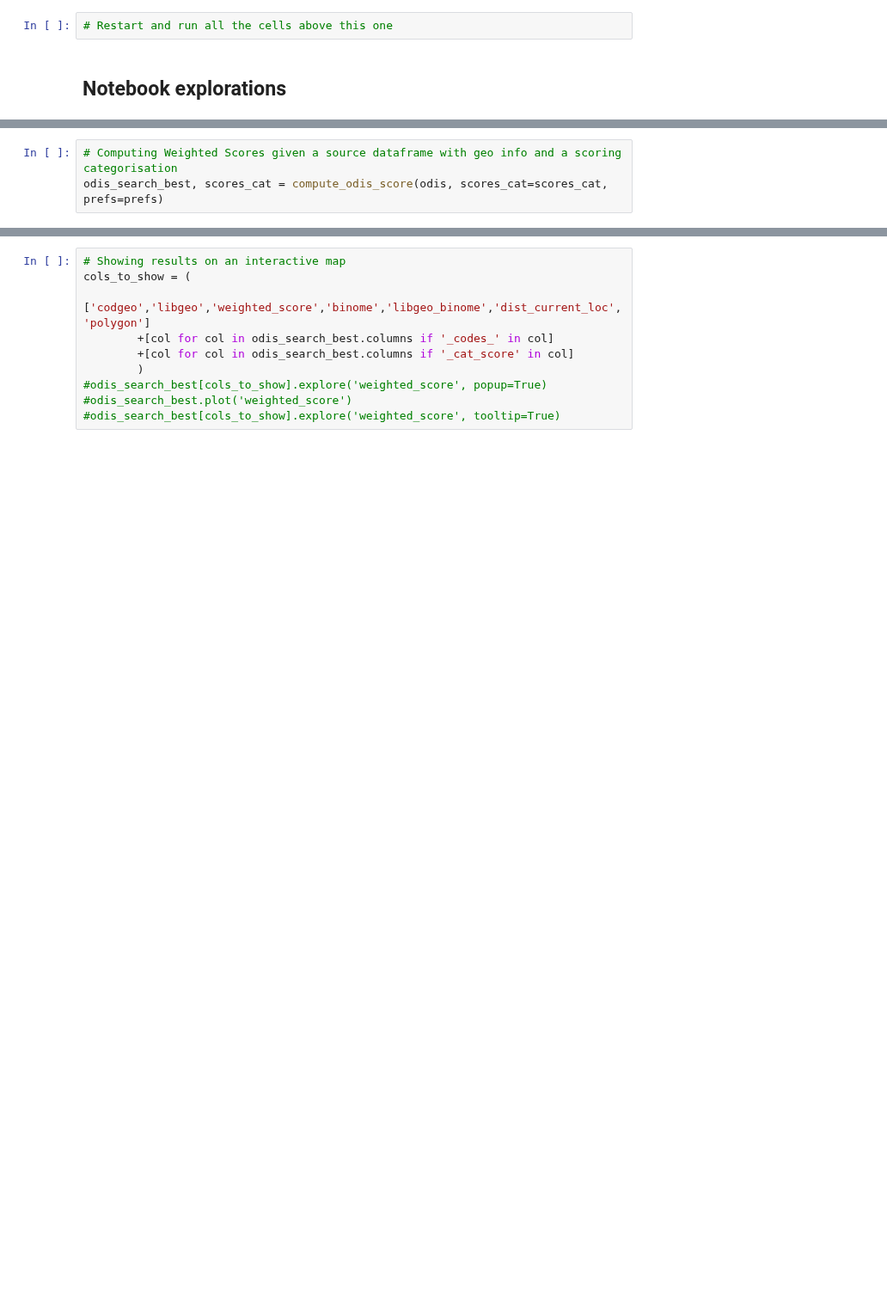
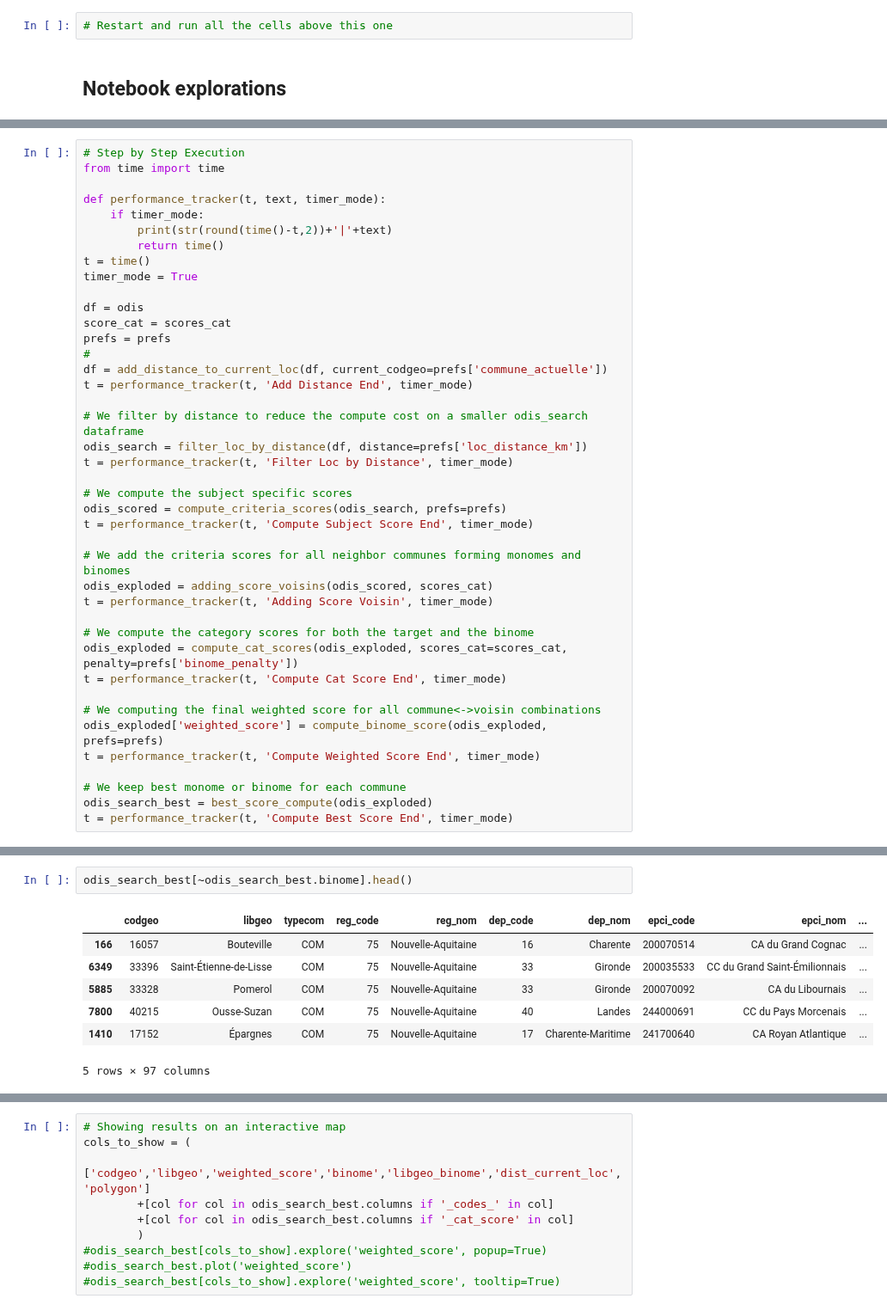
Before and after one commit to dataforgoodfr/13_odis, a Jupyter notebook: eda/notebooks/jacques-scoring.ipynb, the cells around one changed output, grey strips where cells are left out. Shown at 86% size. Saved outputs shown, nothing was run; the diff lists cells and outputs as text; blank space fills up the shorter version.

Commit message:
New Scoring backbone

```diff
--- a/eda/notebooks/jacques-scoring.ipynb
+++ b/eda/notebooks/jacques-scoring.ipynb
@@ -509,3 +411,41 @@ prefs = {
 # %%
-# Computing Weighted Scores given a source dataframe with geo info and a scoring categorisation
-odis_search_best, scores_cat = compute_odis_score(odis, scores_cat=scores_cat, prefs=prefs)
+# Step by Step Execution
+from time import time
+
+def performance_tracker(t, text, timer_mode):
+    if timer_mode:
+        print(str(round(time()-t,2))+'|'+text)
+        return time()
+t = time()
+timer_mode = True
+
+df = odis
+score_cat = scores_cat
+prefs = prefs
+#
+df = add_distance_to_current_loc(df, current_codgeo=prefs['commune_actuelle'])
+t = performance_tracker(t, 'Add Distance End', timer_mode)
+
+# We filter by distance to reduce the compute cost on a smaller odis_search dataframe
+odis_search = filter_loc_by_distance(df, distance=prefs['loc_distance_km'])
+t = performance_tracker(t, 'Filter Loc by Distance', timer_mode)
+
+# We compute the subject specific scores
+odis_scored = compute_criteria_scores(odis_search, prefs=prefs)
+t = performance_tracker(t, 'Compute Subject Score End', timer_mode)
+
+# We add the criteria scores for all neighbor communes forming monomes and binomes
+odis_exploded = adding_score_voisins(odis_scored, scores_cat)
+t = performance_tracker(t, 'Adding Score Voisin', timer_mode)
+
+# We compute the category scores for both the target and the binome
+odis_exploded = compute_cat_scores(odis_exploded, scores_cat=scores_cat, penalty=prefs['binome_penalty'])
+t = performance_tracker(t, 'Compute Cat Score End', timer_mode)
+
+# We computing the final weighted score for all commune<->voisin combinations
+odis_exploded['weighted_score'] = compute_binome_score(odis_exploded, prefs=prefs)
+t = performance_tracker(t, 'Compute Weighted Score End', timer_mode)
+
+# We keep best monome or binome for each commune
+odis_search_best = best_score_compute(odis_exploded)
+t = performance_tracker(t, 'Compute Best Score End', timer_mode)
@@ -511,0 +460,10 @@ odis_search_best, scores_cat = compute_odis_score(odis, scores_cat=scores_cat, p
+# %%
+odis_search_best[~odis_search_best.binome].head()
+# %% [output]
+|  | codgeo | libgeo | typecom | reg_code | reg_nom | dep_code | dep_nom | epci_code | epci_nom | ... |
+| 166 | 16057 | Bouteville | COM | 75 | Nouvelle-Aquitaine | 16 | Charente | 200070514 | CA du Grand Cognac | ... |
+| 6349 | 33396 | Saint-Étienne-de-Lisse | COM | 75 | Nouvelle-Aquitaine | 33 | Gironde | 200035533 | CC du Grand Saint-Émilionnais | ... |
+| 5885 | 33328 | Pomerol | COM | 75 | Nouvelle-Aquitaine | 33 | Gironde | 200070092 | CA du Libournais | ... |
+| 7800 | 40215 | Ousse-Suzan | COM | 75 | Nouvelle-Aquitaine | 40 | Landes | 244000691 | CC du Pays Morcenais | ... |
+| 1410 | 17152 | Épargnes | COM | 75 | Nouvelle-Aquitaine | 17 | Charente-Maritime | 241700640 | CA Royan Atlantique | ... |
+5 rows × 97 columns
```
Also changed, not shown: parts of 38 cells of this notebook, 5 other files.
